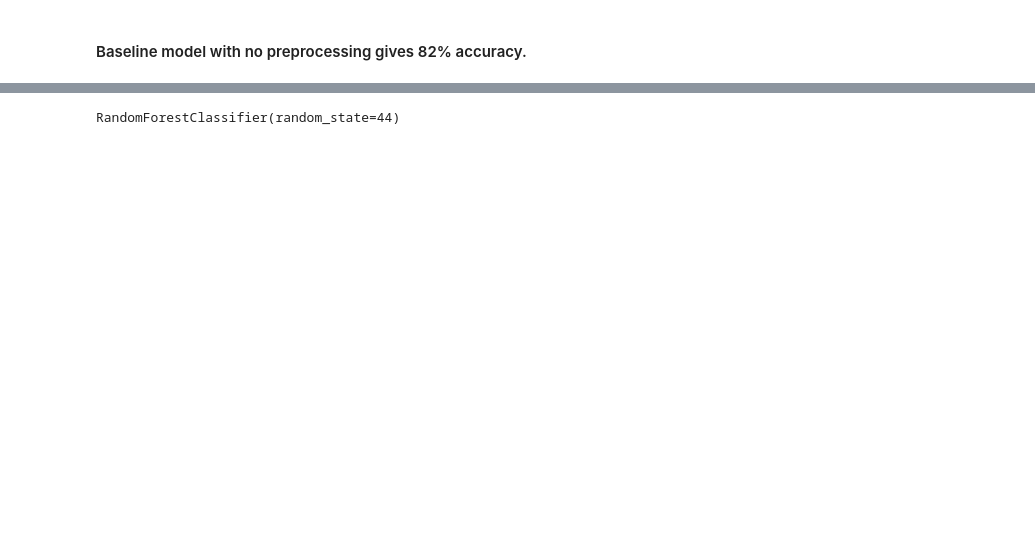
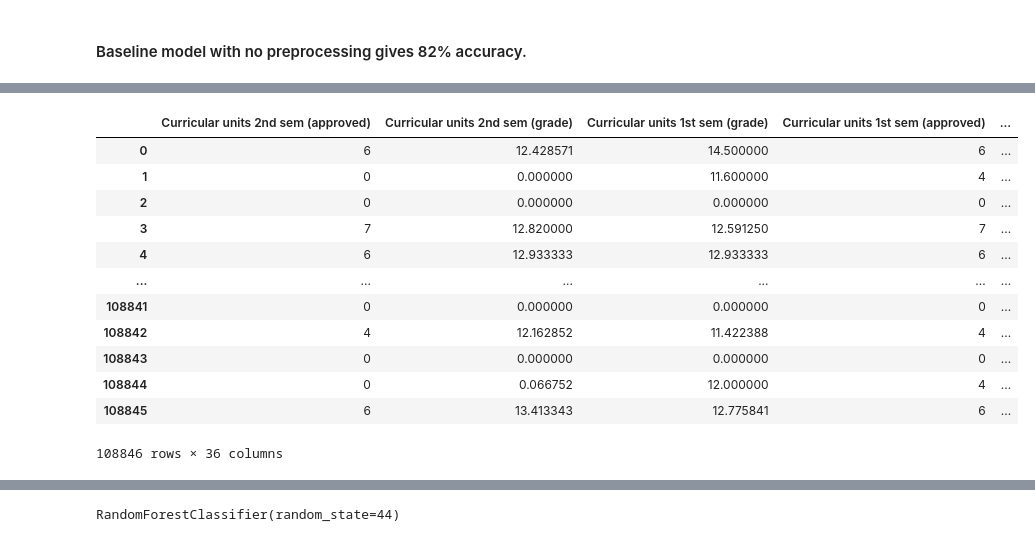
Before and after one commit to Sounak-Sarkar45/Academic-Success-Classification, a Jupyter notebook: experiments/modelling.ipynb, the cells around one changed output, grey strips where cells are left out. Cells and saved outputs as stored; diff of their text form; code cells hidden in the pictures; blank space fills up the shorter version.

```diff
--- a/experiments/modelling.ipynb
+++ b/experiments/modelling.ipynb
@@ -165,5 +157,5 @@ importance_df
 # %%
-features=importance_df[importance_df.Importance>=1]
+features=importance_df[importance_df.Importance>=0]
 # %%
 x_features=train[features.Feature]
 y_features=train.Target
@@ -175,2 +165,18 @@ categ=x_resampled['Scholarship holder']
+# %%
+x_resampled
+# %% [output]
+|  | Curricular units 2nd sem (approved) | Curricular units 2nd sem (grade) | Curricular units 1st sem (grade) | Curricular units 1st sem (approved) | ... |
+| 0 | 6 | 12.428571 | 14.500000 | 6 | ... |
+| 1 | 0 | 0.000000 | 11.600000 | 4 | ... |
+| 2 | 0 | 0.000000 | 0.000000 | 0 | ... |
+| 3 | 7 | 12.820000 | 12.591250 | 7 | ... |
+| 4 | 6 | 12.933333 | 12.933333 | 6 | ... |
+| ... | ... | ... | ... | ... | ... |
+| 108841 | 0 | 0.000000 | 0.000000 | 0 | ... |
+| 108842 | 4 | 12.162852 | 11.422388 | 4 | ... |
+| 108843 | 0 | 0.000000 | 0.000000 | 0 | ... |
+| 108844 | 0 | 0.066752 | 12.000000 | 4 | ... |
+| 108845 | 6 | 13.413343 | 12.775841 | 6 | ... |
+108846 rows × 36 columns
 # %%
 stdscaler=StandardScaler()
```
Also changed, not shown: parts of 38 cells of this notebook, 12 other files.
